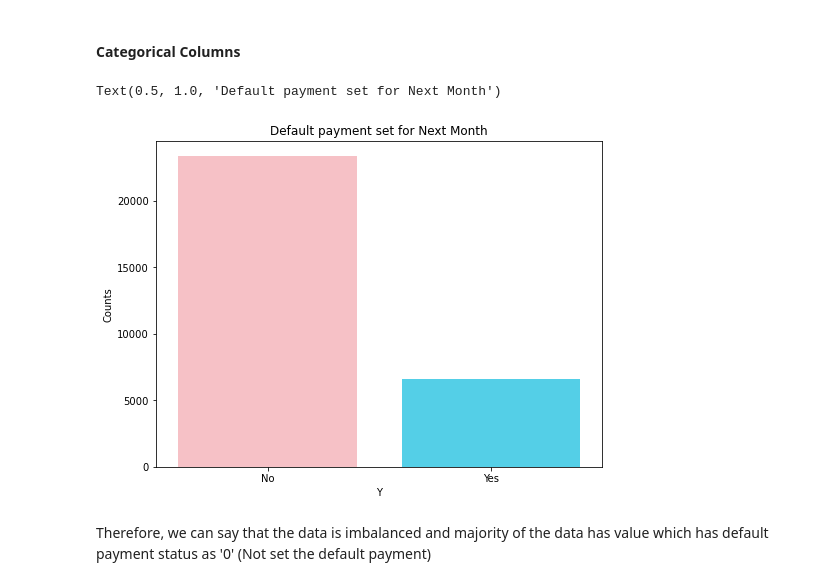
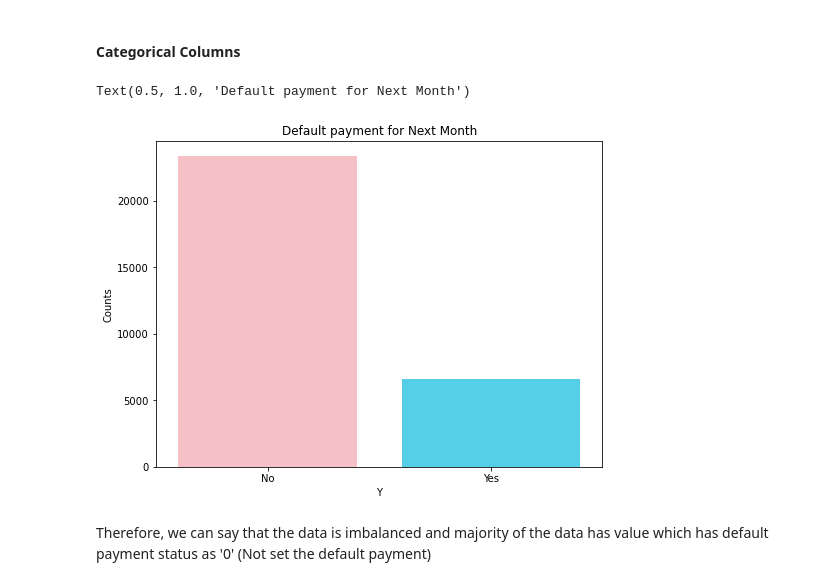
Before and after one commit to krish011/IE7300_ML_Project, a Jupyter notebook: Project_code_n.ipynb, the cells around one changed output. Drawn from its saved outputs; the diff is of its cells as text; code cells hidden in the pictures.

```diff
--- a/Project_code_n.ipynb
+++ b/Project_code_n.ipynb
@@ -305,13 +305,13 @@ color = ['#FFB8BF', '#3CDFFF']
 # %%
 # plot the graph to check distribution of target variable
 df_1 = df_new.groupby('Y').size().reset_index(name = 'Counts')
 df_1
 plt.figure(figsize=(8,6))
 sns.barplot(x ='Y', y ='Counts', data = df_1, palette = color)
-plt.title('Default payment set for Next Month')
+plt.title('Default payment for Next Month')
 # %% [output]
-Text(0.5, 1.0, 'Default payment set for Next Month')
+Text(0.5, 1.0, 'Default payment for Next Month')
-[figure, old version]
+[figure, new version]
 # %% [markdown]
 Therefore, we can say that the data is imbalanced and majority of the data has value which has default payment status as '0' (Not set the default payment)
 # %%
```
Also changed, not shown: parts of 7 cells of this notebook.
